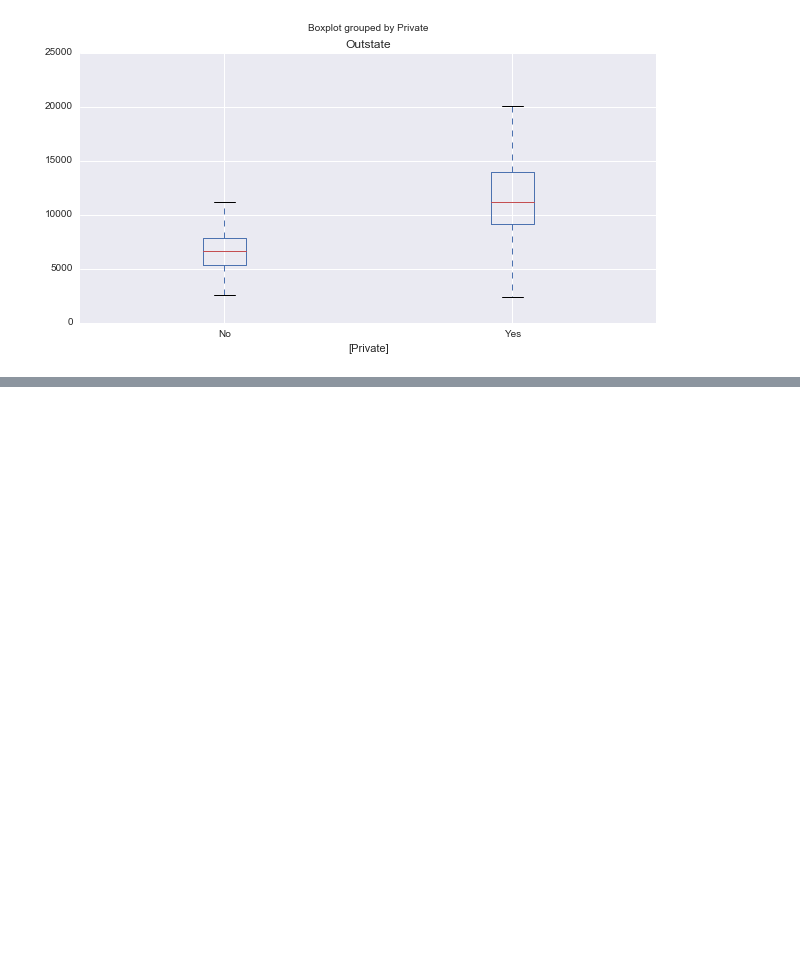
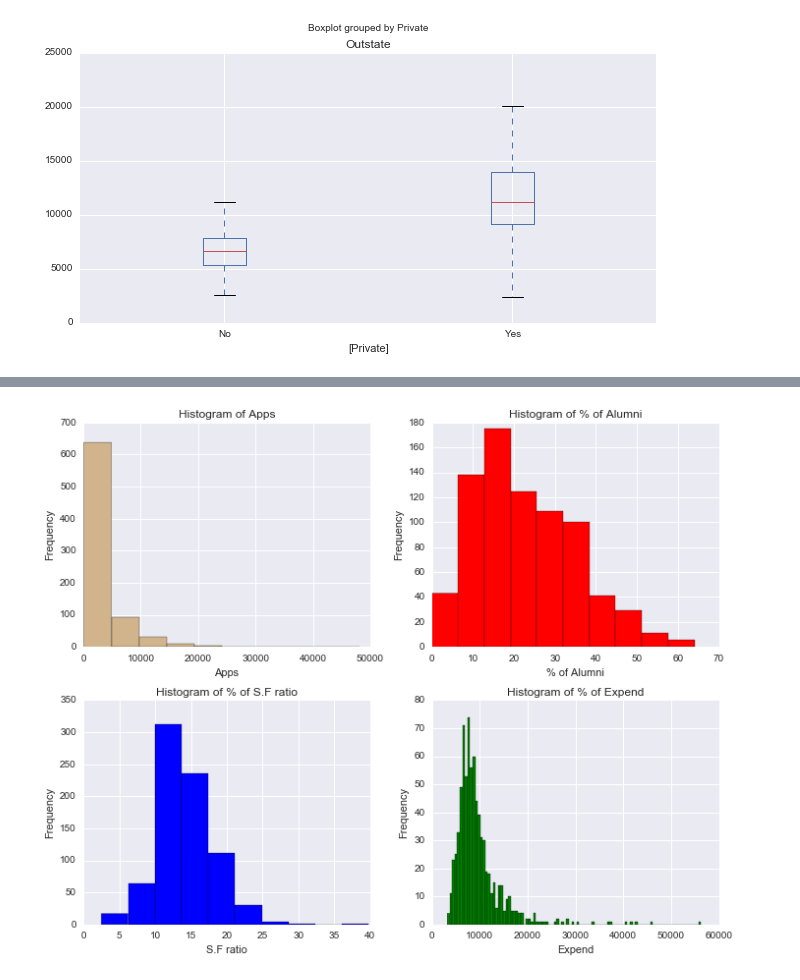
Before and after one commit to sushmit86/Stat_learning, a Jupyter notebook: Chapter2_Exercise.ipynb, the cells around one changed output, grey strips where cells are left out. Drawn from its saved outputs; the diff is of its cells as text; code cells hidden in the pictures; blank space fills up the shorter version.

```diff
--- a/Chapter2_Exercise.ipynb
+++ b/Chapter2_Exercise.ipynb
@@ -75 +86,35 @@ df_college.boxplot(column= ['Outstate'], by = ['Elite'], figsize= (10,5))
 [figure]
+# %%
+# 8 (c) (v) drawing multiplt histograms
+fig, axes = plt.subplots(nrows=2, ncols=2)
+ax0, ax1, ax2, ax3 = axes.flat
+
+ax0.hist(df_college['Apps'], color= 'tan')
+ax0.set_xlabel('Apps')
+ax0.set_ylabel('Frequency')
+ax0.set_title('Histogram of Apps')
+
+ax1.hist(df_college['perc.alumni'], color= 'red')
+ax1.set_xlabel('% of Alumni')
+ax1.set_ylabel('Frequency')
+ax1.set_title('Histogram of % of Alumni')
+
+
+
+ax2.hist(df_college['S.F.Ratio'], color= 'blue', bins= 10)
+ax2.set_xlabel('S.F ratio')
+ax2.set_ylabel('Frequency')
+ax2.set_title('Histogram of % of S.F ratio')
+
+
+ax3.hist(df_college['Expend'], color= 'green', bins= 100)
+ax3.set_xlabel('Expend')
+ax3.set_ylabel('Frequency')
+ax3.set_title('Histogram of % of Expend')
+
+fig.set_figwidth(10)
+fig.set_figheight(8)
+plt.tight_layout()
+plt.show()
+# %% [output]
+[figure, added]
```
Also changed, not shown: parts of 4 cells of this notebook.
